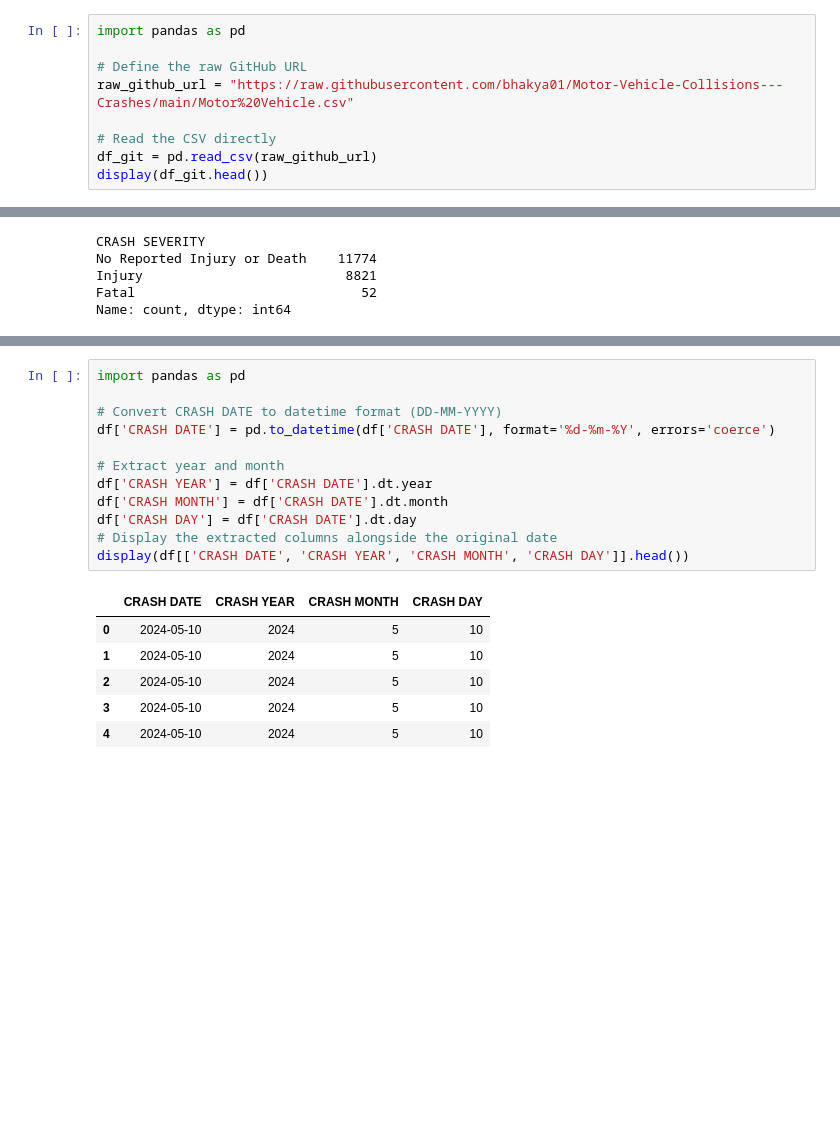
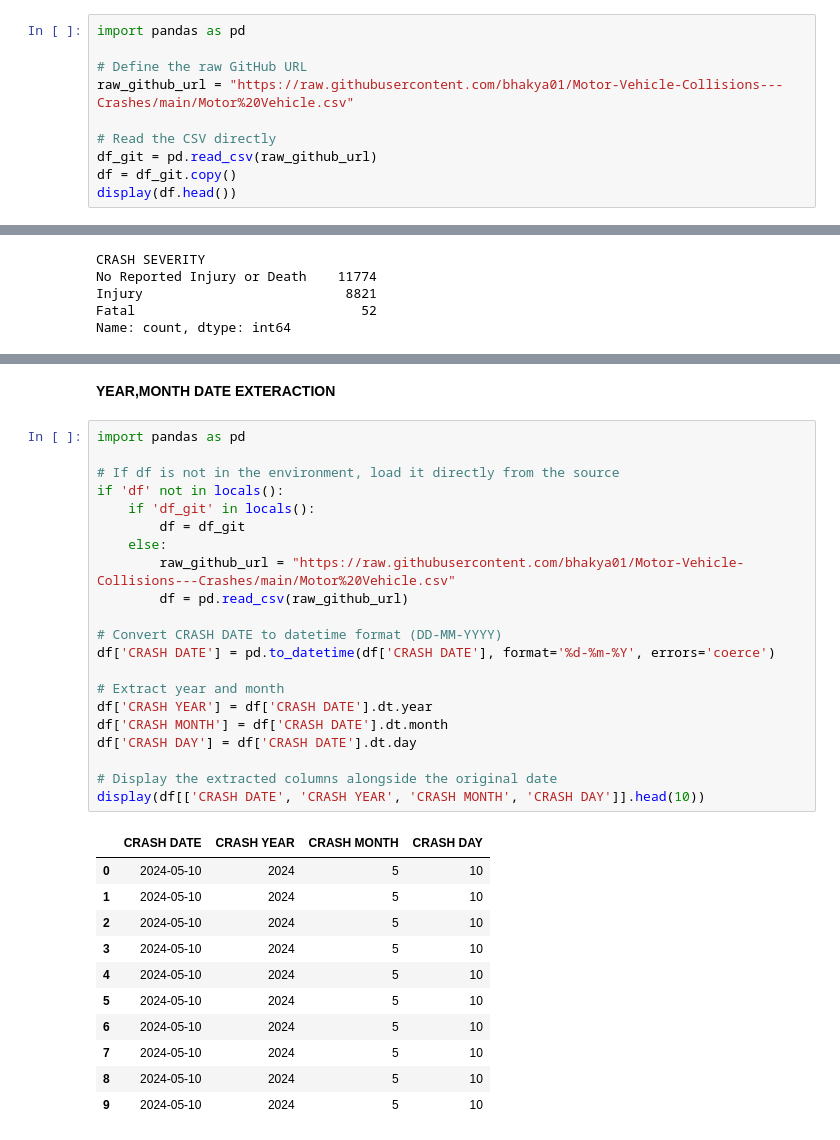
Before and after one commit to bhakya01/Motor-Vehicle-Collisions---Crashes, a Jupyter notebook: Motorvehicle.ipynb, the cells around one changed output, grey strips where cells are left out. Drawn from its saved outputs; the diff is of its cells as text; blank space fills up the shorter version.

```diff
--- a/Motorvehicle.ipynb
+++ b/Motorvehicle.ipynb
@@ -19,7 +29,8 @@ raw_github_url = "https://raw.githubusercontent.com/bhakya01/Motor-Vehicle-Colli
 
 # Read the CSV directly
 df_git = pd.read_csv(raw_github_url)
-display(df_git.head())
+df = df_git.copy()
+display(df.head())
 # %% [output]
 |  | CRASH DATE | CRASH TIME | BOROUGH | ZIP CODE | LATITUDE | LONGITUDE | LOCATION | ON STREET NAME | ... |
 | 0 | 10-05-2024 | 12:40 | NaN | NaN | 40.642540 | -73.876520 | (40.64254, -73.87652) | BELT PARKWAY | ... |
@@ -298,23 +311,39 @@ display(df.head())
 5 rows × 23 columns
+# %% [markdown]
+**YEAR,MONTH DATE  EXTERACTION**
 # %%
 import pandas as pd
+
+# If df is not in the environment, load it directly from the source
+if 'df' not in locals():
+    if 'df_git' in locals():
+        df = df_git
+    else:
+        raw_github_url = "https://raw.githubusercontent.com/bhakya01/Motor-Vehicle-Collisions---Crashes/main/Motor%20Vehicle.csv"
+        df = pd.read_csv(raw_github_url)
 
 # Convert CRASH DATE to datetime format (DD-MM-YYYY)
 df['CRASH DATE'] = pd.to_datetime(df['CRASH DATE'], format='%d-%m-%Y', errors='coerce')
 
 # Extract year and month
 df['CRASH YEAR'] = df['CRASH DATE'].dt.year
 df['CRASH MONTH'] = df['CRASH DATE'].dt.month
 df['CRASH DAY'] = df['CRASH DATE'].dt.day
+
 # Display the extracted columns alongside the original date
-display(df[['CRASH DATE', 'CRASH YEAR', 'CRASH MONTH', 'CRASH DAY']].head())
+display(df[['CRASH DATE', 'CRASH YEAR', 'CRASH MONTH', 'CRASH DAY']].head(10))
 # %% [output]
 |  | CRASH DATE | CRASH YEAR | CRASH MONTH | CRASH DAY |
 | 0 | 2024-05-10 | 2024 | 5 | 10 |
 | 1 | 2024-05-10 | 2024 | 5 | 10 |
 | 2 | 2024-05-10 | 2024 | 5 | 10 |
 | 3 | 2024-05-10 | 2024 | 5 | 10 |
 | 4 | 2024-05-10 | 2024 | 5 | 10 |
+| 5 | 2024-05-10 | 2024 | 5 | 10 |
+| 6 | 2024-05-10 | 2024 | 5 | 10 |
+| 7 | 2024-05-10 | 2024 | 5 | 10 |
+| 8 | 2024-05-10 | 2024 | 5 | 10 |
+| 9 | 2024-05-10 | 2024 | 5 | 10 |
 # %%
 print(['Year',
        'Momth',
```
Also changed, not shown: parts of 17 cells of this notebook.
